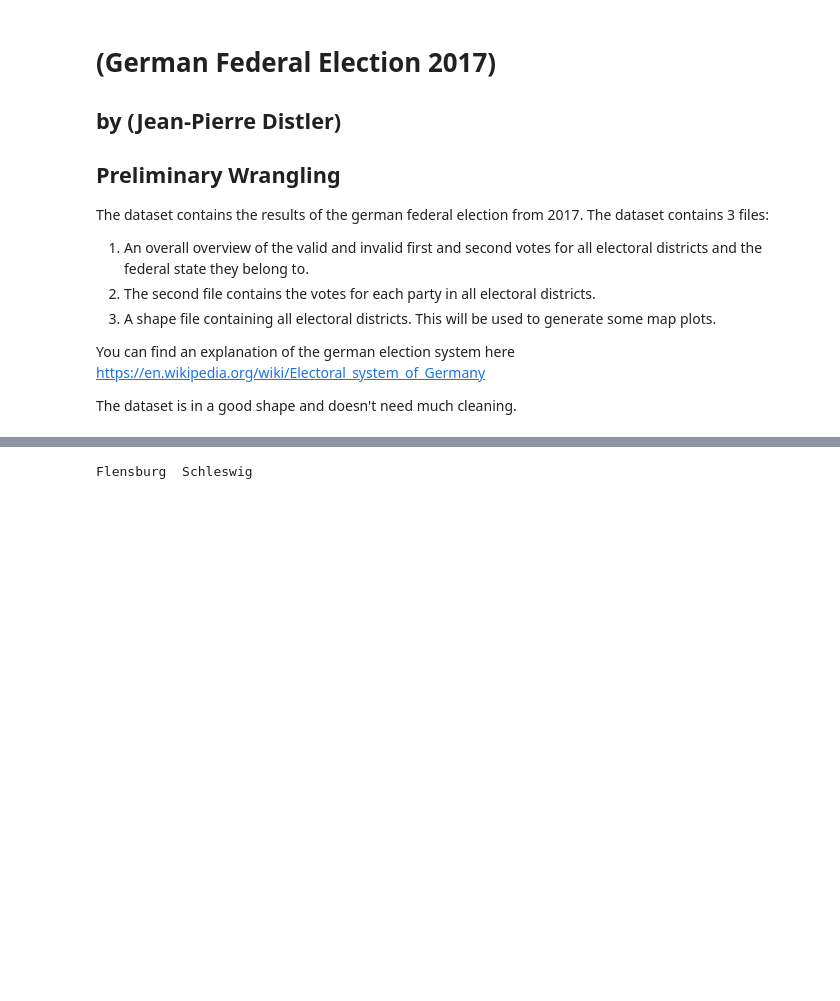
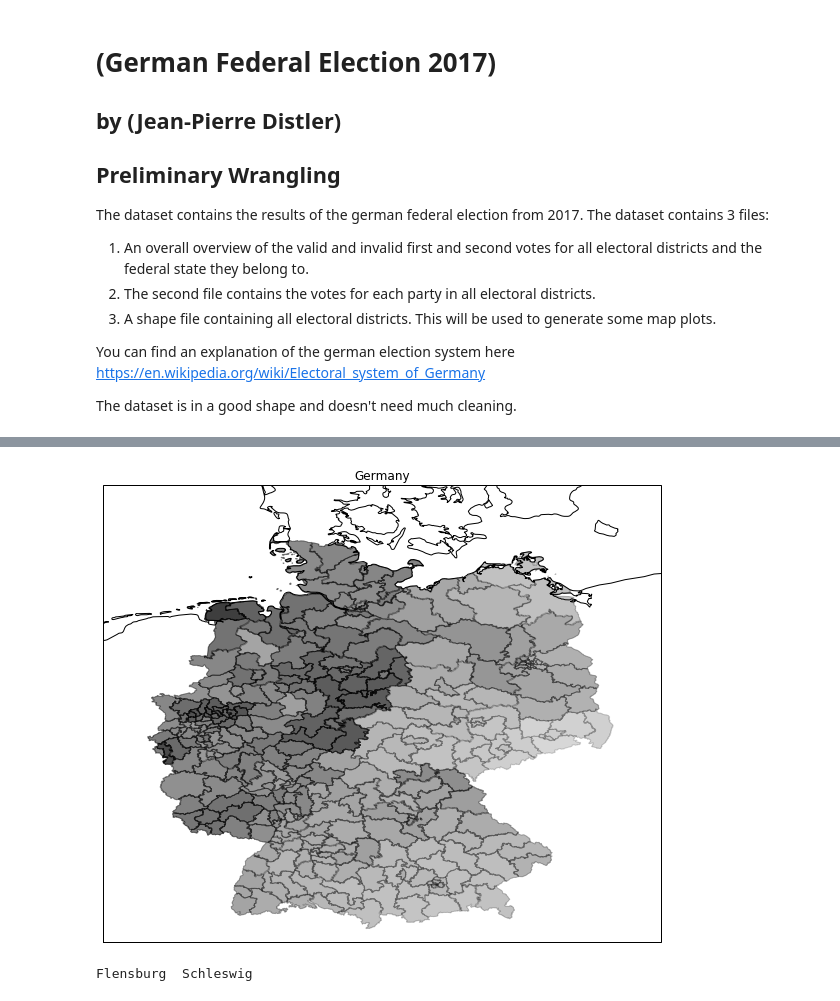
Before and after one commit to pdistler/German-Federal-Election-2017, a Jupyter notebook: exploration_template.ipynb, the cells around one changed output, grey strips where cells are left out. Saved outputs shown, nothing was run; the diff lists cells and outputs as text; code cells hidden in the pictures; blank space fills up the shorter version.

```diff
--- a/exploration_template.ipynb
+++ b/exploration_template.ipynb
@@ -111,3 +92,7 @@ temp       Unnamed: 0  area_id              area_name               state  \
+# %%
+draw_turnout_for_party(party_mapping['SPD'], 'black')
+# %% [output]
+[figure, added]
 # %%
 print(areas_as_array[0]['WKR_NAME'])
 # %% [output]
```
Also changed, not shown: parts of 3 cells of this notebook, 9 other files.
